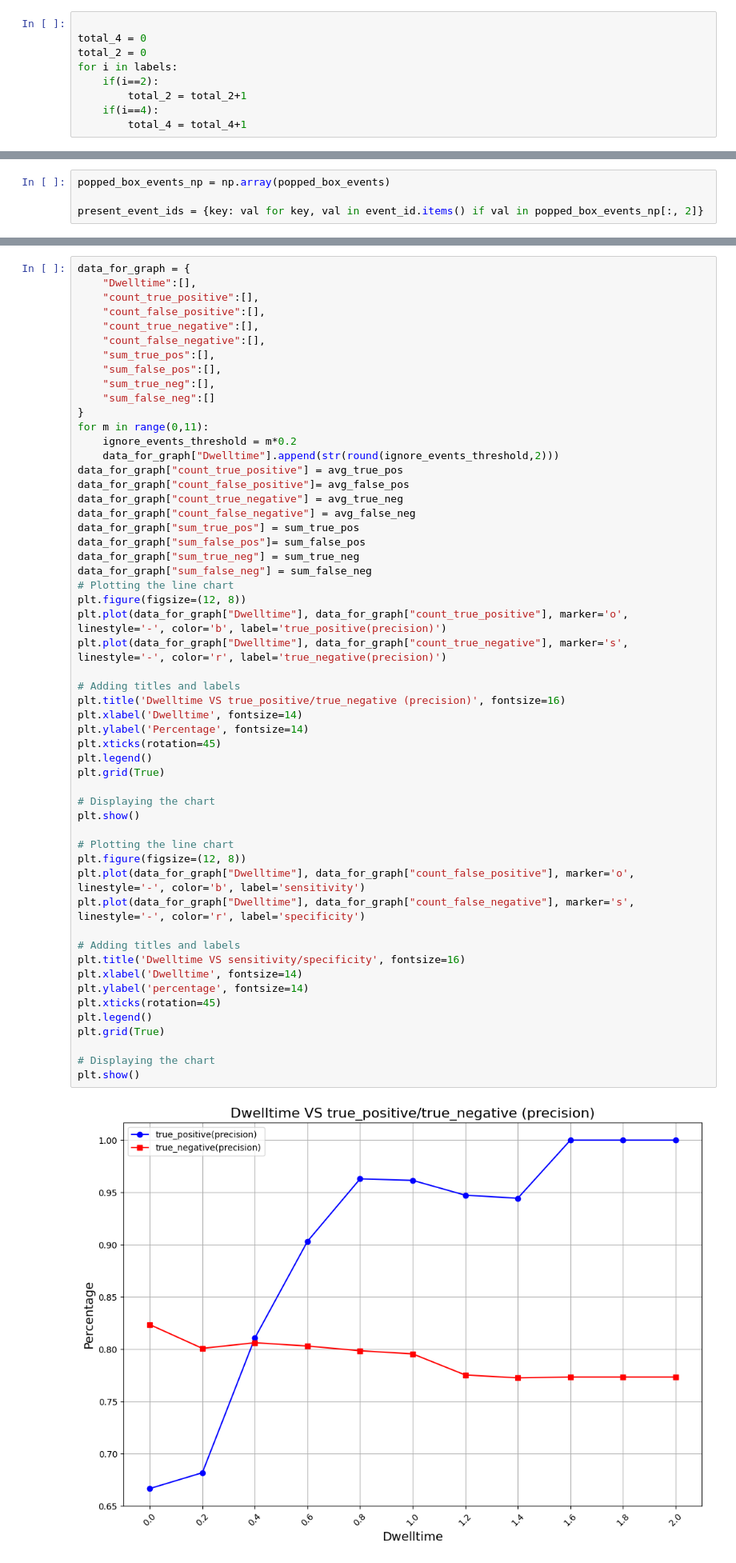
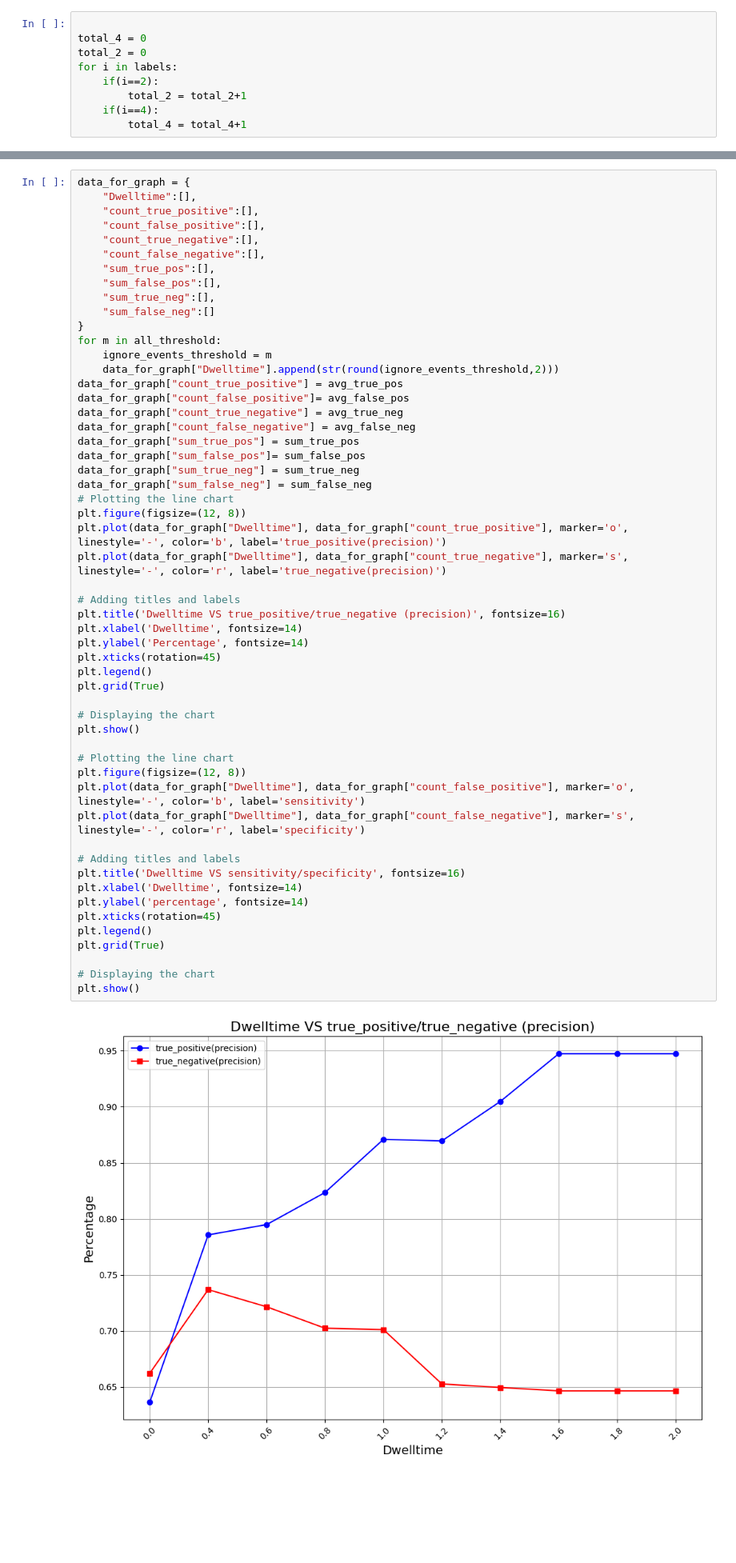
Before and after one commit to reniflal/MAI_thesis_analysis, a Jupyter notebook: main_notebook.ipynb, the cells around one changed output, grey strips where cells are left out. Shown at 80% size. Saved outputs shown, nothing was run; the diff lists cells and outputs as text; blank space fills up the shorter version.

```diff
--- a/main_notebook.ipynb
+++ b/main_notebook.ipynb
@@ -1050,4 +728,0 @@ Setting up band-pass filter from 7 - 13 Hz
-# %%
-popped_box_events_np = np.array(popped_box_events)
-
-present_event_ids = {key: val for key, val in event_id.items() if val in popped_box_events_np[:, 2]}
@@ -1077,8 +1129,8 @@ data_for_graph = {
     "sum_true_neg":[],
     "sum_false_neg":[]
 }
-for m in range(0,11):
-    ignore_events_threshold = m*0.2
+for m in all_threshold:
+    ignore_events_threshold = m
     data_for_graph["Dwelltime"].append(str(round(ignore_events_threshold,2)))
 data_for_graph["count_true_positive"] = avg_true_pos
 data_for_graph["count_false_positive"]= avg_false_pos
@@ -1093,31 +1145,31 @@ plt.figure(figsize=(12, 8))
 plt.plot(data_for_graph["Dwelltime"], data_for_graph["count_true_positive"], marker='o', linestyle='-', color='b', label='true_positive(precision)')
 plt.plot(data_for_graph["Dwelltime"], data_for_graph["count_true_negative"], marker='s', linestyle='-', color='r', label='true_negative(precision)')
 
 # Adding titles and labels
 plt.title('Dwelltime VS true_positive/true_negative (precision)', fontsize=16)
 plt.xlabel('Dwelltime', fontsize=14)
 plt.ylabel('Percentage', fontsize=14)
 plt.xticks(rotation=45)
 plt.legend()
 plt.grid(True)
 
 # Displaying the chart
 plt.show()
 
 # Plotting the line chart
 plt.figure(figsize=(12, 8))
 plt.plot(data_for_graph["Dwelltime"], data_for_graph["count_false_positive"], marker='o', linestyle='-', color='b', label='sensitivity')
 plt.plot(data_for_graph["Dwelltime"], data_for_graph["count_false_negative"], marker='s', linestyle='-', color='r', label='specificity')
 
 # Adding titles and labels
 plt.title('Dwelltime VS sensitivity/specificity', fontsize=16)
 plt.xlabel('Dwelltime', fontsize=14)
 plt.ylabel('percentage', fontsize=14)
 plt.xticks(rotation=45)
 plt.legend()
 plt.grid(True)
 
 # Displaying the chart
 plt.show()
 # %% [output]
-[figure, old version]
+[figure, new version]
```
Also changed, not shown: parts of 16 cells of this notebook, 2 other files.
